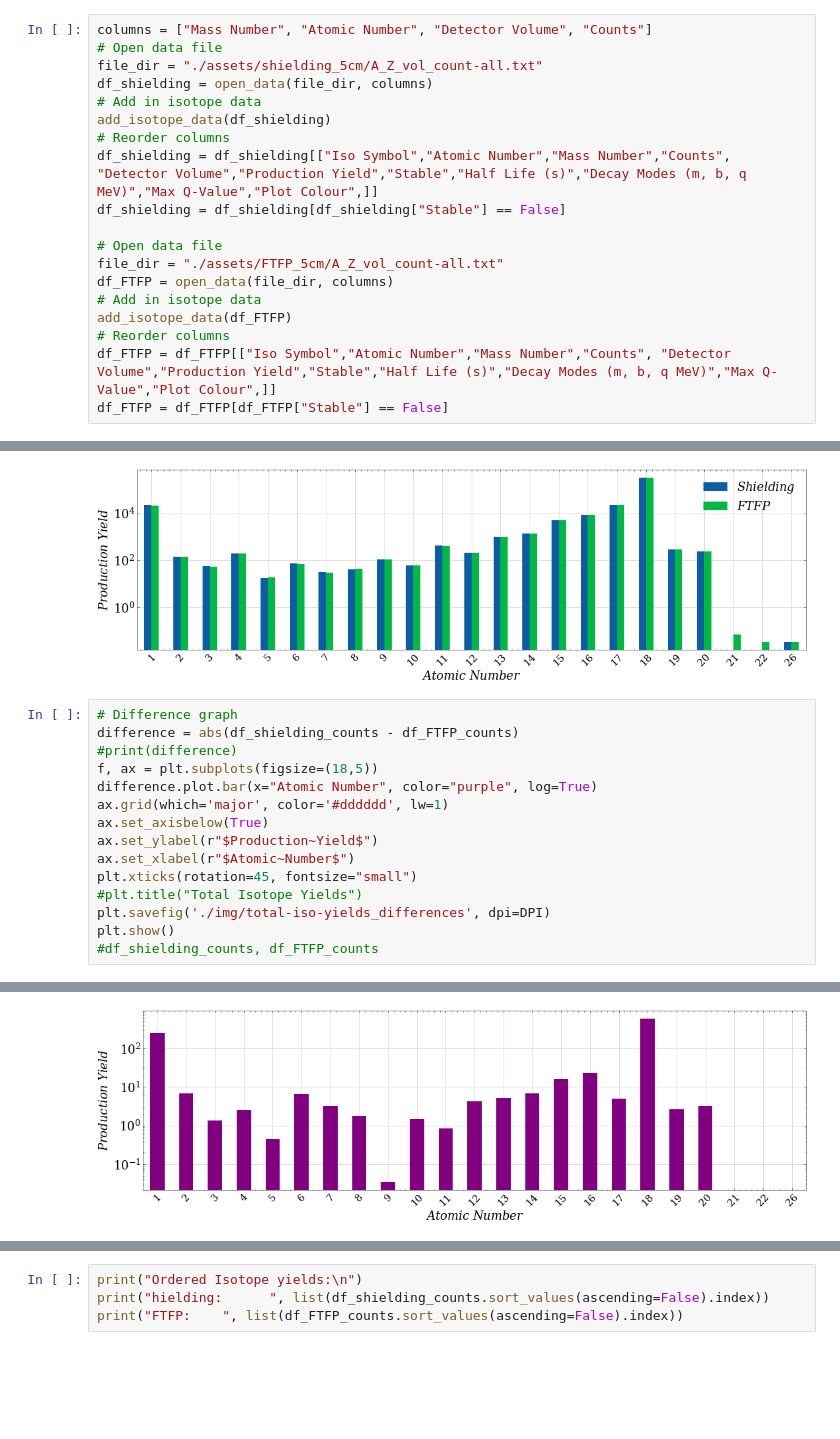
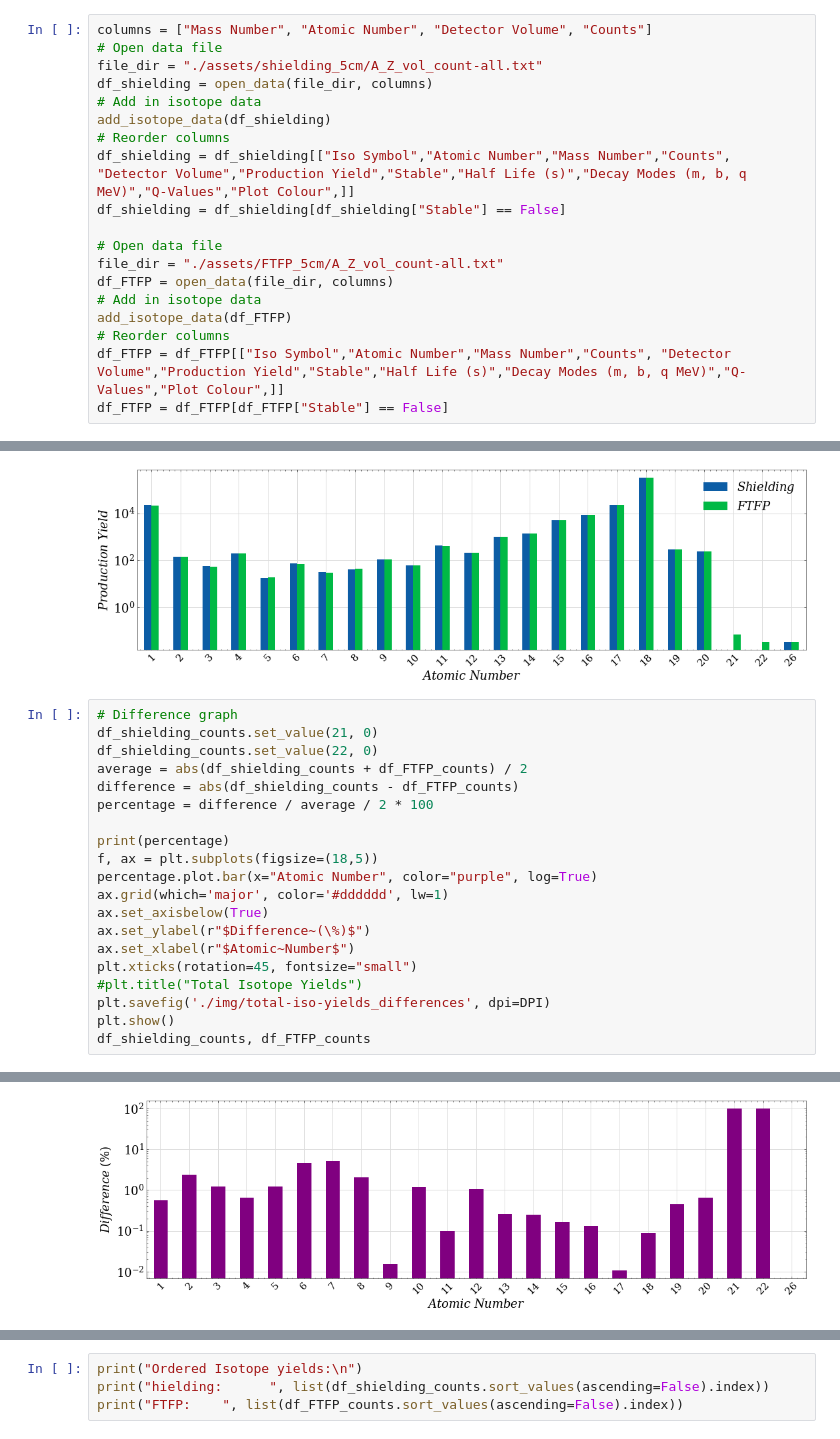
Before and after one commit to TomSB1423/nucleide_data, a Jupyter notebook: compare_models.ipynb, the cells around one changed output, grey strips where cells are left out. Drawn from its saved outputs; the diff is of its cells as text; blank space fills up the shorter version.

```diff
--- a/compare_models.ipynb
+++ b/compare_models.ipynb
@@ -42,7 +42,7 @@ df_shielding = open_data(file_dir, columns)
 # Add in isotope data
 add_isotope_data(df_shielding)
 # Reorder columns
-df_shielding = df_shielding[["Iso Symbol","Atomic Number","Mass Number","Counts", "Detector Volume","Production Yield","Stable","Half Life (s)","Decay Modes (m, b, q MeV)","Max Q-Value","Plot Colour",]]
+df_shielding = df_shielding[["Iso Symbol","Atomic Number","Mass Number","Counts", "Detector Volume","Production Yield","Stable","Half Life (s)","Decay Modes (m, b, q MeV)","Q-Values","Plot Colour",]]
 df_shielding = df_shielding[df_shielding["Stable"] == False]
 
 # Open data file
@@ -51,7 +51,7 @@ df_FTFP = open_data(file_dir, columns)
 # Add in isotope data
 add_isotope_data(df_FTFP)
 # Reorder columns
-df_FTFP = df_FTFP[["Iso Symbol","Atomic Number","Mass Number","Counts", "Detector Volume","Production Yield","Stable","Half Life (s)","Decay Modes (m, b, q MeV)","Max Q-Value","Plot Colour",]]
+df_FTFP = df_FTFP[["Iso Symbol","Atomic Number","Mass Number","Counts", "Detector Volume","Production Yield","Stable","Half Life (s)","Decay Modes (m, b, q MeV)","Q-Values","Plot Colour",]]
 df_FTFP = df_FTFP[df_FTFP["Stable"] == False]
 # %%
 # Add production
@@ -177,17 +177,22 @@ plt.show()
 [figure]
 # %%
 # Difference graph
+df_shielding_counts.set_value(21, 0)
+df_shielding_counts.set_value(22, 0)
+average = abs(df_shielding_counts + df_FTFP_counts) / 2
 difference = abs(df_shielding_counts - df_FTFP_counts)
-#print(difference)
+percentage = difference / average / 2 * 100
+
+print(percentage)
 f, ax = plt.subplots(figsize=(18,5))
-difference.plot.bar(x="Atomic Number", color="purple", log=True)
+percentage.plot.bar(x="Atomic Number", color="purple", log=True)
 ax.grid(which='major', color='#dddddd', lw=1)
 ax.set_axisbelow(True)
-ax.set_ylabel(r"$Production~Yield$")
+ax.set_ylabel(r"$Difference~(\%)$")
 ax.set_xlabel(r"$Atomic~Number$")
 plt.xticks(rotation=45, fontsize="small")
 #plt.title("Total Isotope Yields")
 plt.savefig('./img/total-iso-yields_differences', dpi=DPI)
 plt.show()
-#df_shielding_counts, df_FTFP_counts
+df_shielding_counts, df_FTFP_counts
 # %% [output]
@@ -194 +216 @@ plt.show()
-[figure, old version]
+[figure, new version]
```
Also changed, not shown: parts of 1 cell of this notebook, 9 other files.
